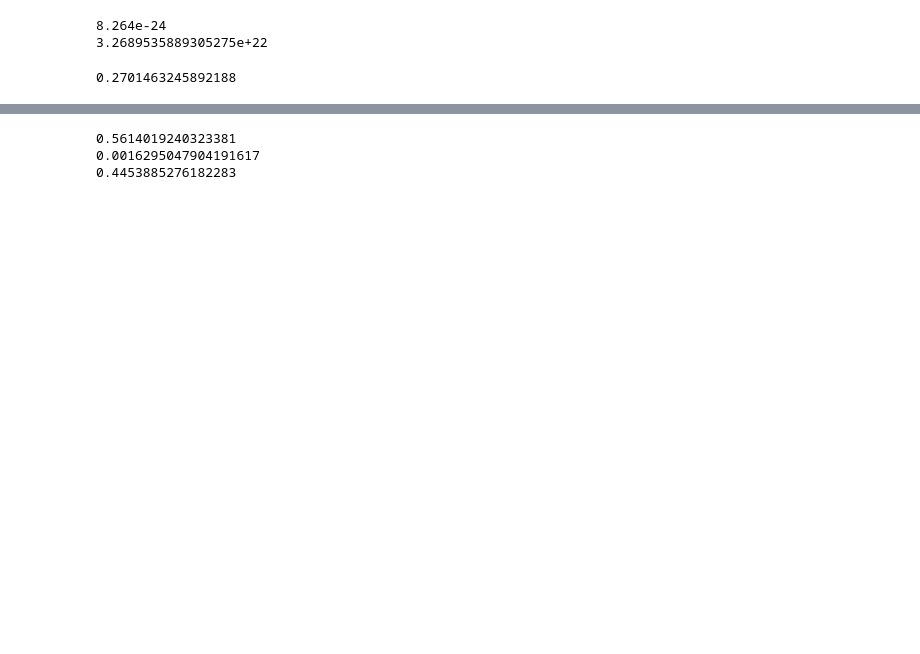
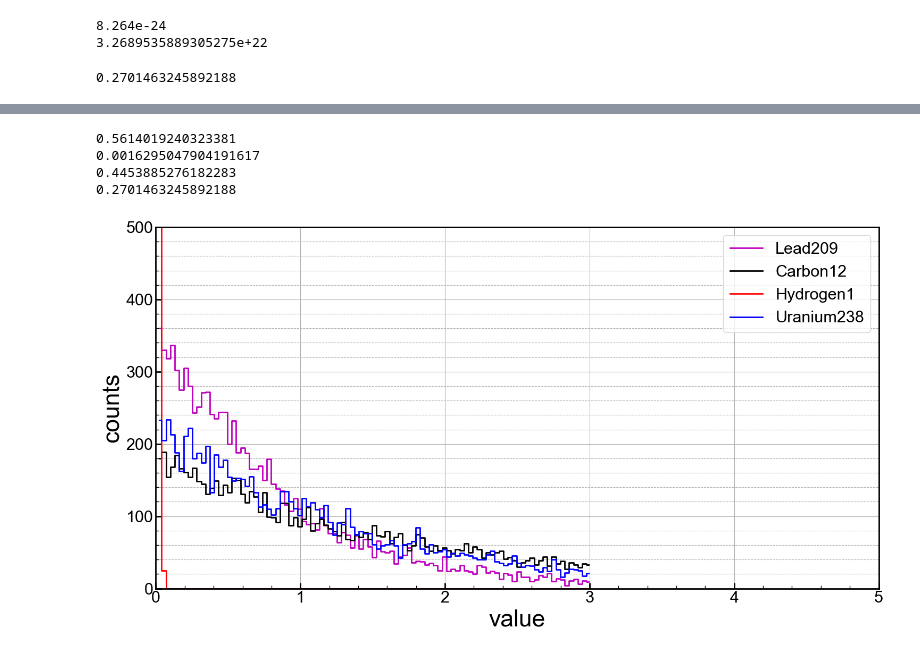
Before and after one commit to villano-lab/n-elec-simulation, a Jupyter notebook: playground/GSCopy2MacroscopicCrossSection.ipynb, the cells around one changed output, grey strips where cells are left out. Cells and saved outputs as stored; diff of their text form; code cells hidden in the pictures; blank space fills up the shorter version.

Commit message:
Plotted macro values together

```diff
--- a/playground/GSCopy2MacroscopicCrossSection.ipynb
+++ b/playground/GSCopy2MacroscopicCrossSection.ipynb
@@ -117,8 +117,76 @@ mu=3.9521e-22 #in g
 nu=rhou/mu
 sigmau=nu*su
 print(sigmau)
-#Plot together
+
+sl=s #Elastic cross section of Uranium 238 at 10keV in cm^2
+rhol=rho #in g/cm^3
+ml=m #in g
+nl=rhol/ml
+sigmal=nl*sl
+print(sigmal)
 # %% [output]
 0.5614019240323381
 0.0016295047904191617
 0.4453885276182283
+0.2701463245892188
+# %%
+#Number lists
+ac = np.random.exponential(scale=sigmac, size=10000)
+ah = np.random.exponential(scale=sigmah, size=10000)
+au = np.random.exponential(scale=sigmau, size=10000)
+al = np.random.exponential(scale=sigmal, size=10000)
+# %%
+#histograms
+ebinsnew = np.linspace(0,1,100)
+xcqnew = (ebinsnew[:-1] + ebins[1:]) / 2
+
+
+nc,nx = np.histogram(ac,bins=ebinsnew)
+nh,nx = np.histogram(ah,bins=ebinsnew)
+nu,nx = np.histogram(au,bins=ebinsnew)
+nl,nx = np.histogram(al,bins=ebinsnew)
+# %%
+#set up a 1d plot
+fig,axes = plt.subplots(1,1,figsize=(15.0,8.0),sharex=True)
+ax1 = axes
+
+
+#thist = n/np.sum(n)/np.diff(xcq*1000)[0]
+
+
+#print(estring)
+ax1.step(xcqnew,nl, where='mid',color='m', linestyle='-', \
+            label='Lead209', linewidth=2)
+ax1.step(xcqnew,nc, where='mid',color='k', linestyle='-', \
+            label='Carbon12', linewidth=2)
+ax1.step(xcqnew,nh, where='mid',color='r', linestyle='-', \
+            label='Hydrogen1', linewidth=2)
+ax1.step(xcqnew,nu, where='mid',color='b', linestyle='-', \
+            label='Uranium238', linewidth=2)
+#ABOVE IS WHERE I'm TESTING IF CORRECT TO ADD OTHER PLOTS IN ADDITION
+
+ymin = 0
+ymax = 500
+
+
+#ax1.set_yscale('linear')
+ax1.set_yscale('linear')
+ax1.set_xlim(0.0, 5)
+#changed xlim away from 5 to set scale for H-1
+ax1.set_ylim(ymin,ymax)
+ax1.set_xlabel(r'value')
+ax1.set_ylabel('counts')
+ax1.grid(True)
+ax1.yaxis.grid(True,which='minor',linestyle='--')
+ax1.legend(loc=1,prop={'size':22})
+#ax1.legend(bbox_to_anchor=(1.04,1),borderaxespad=0,prop={'size':22})
+
+for axis in ['top','bottom','left','right']:
+  ax1.spines[axis].set_linewidth(2)
+
+plt.tight_layout()
+#plt.savefig('paper_figures/hist.eps')
+#plt.savefig('hist.pdf')
+plt.show()
+# %% [output]
+[figure, added]
```
Also changed, not shown: parts of 3 cells of this notebook, 1 other file.
